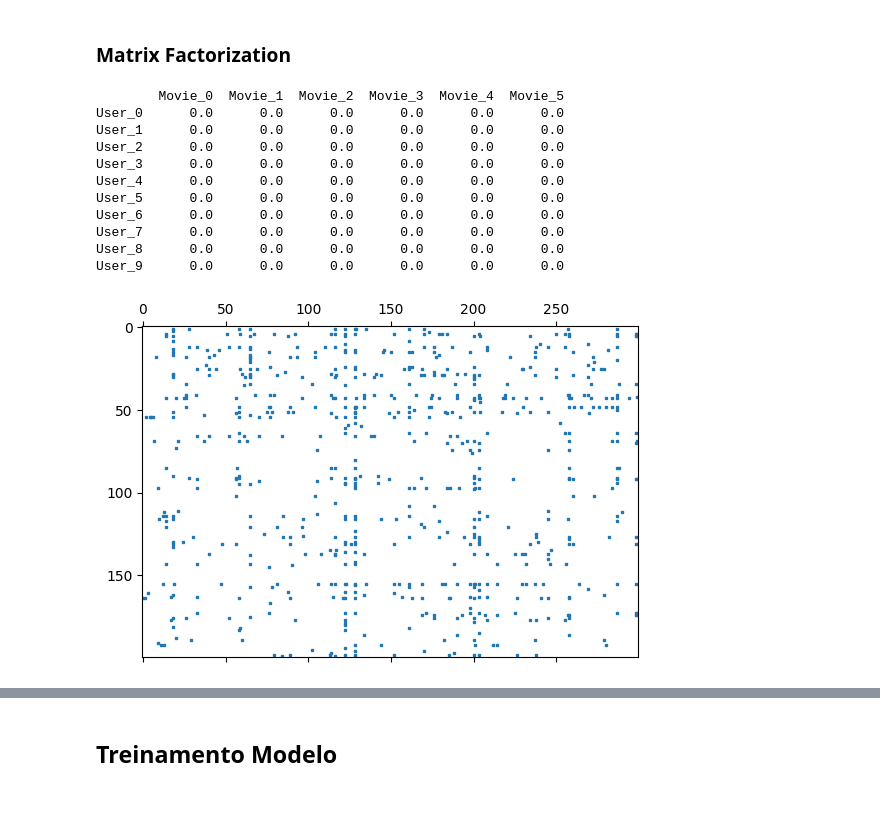
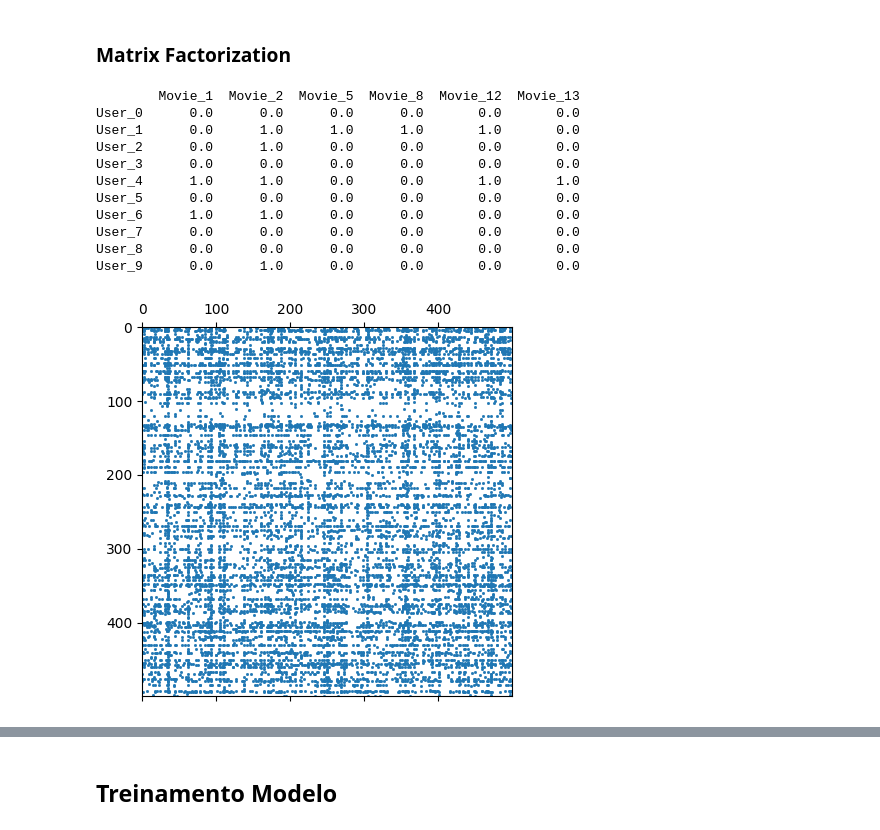
Before and after one commit to MarcosABP/CRS-LLM, a Jupyter notebook: exploration/rec.ipynb, the cells around one changed output, grey strips where cells are left out. Cells and saved outputs as stored; diff of their text form; code cells hidden in the pictures; blank space fills up the shorter version.

Commit message:
Diversos Ajustes Dataset/Matriz + EASE v1

```diff
--- a/exploration/rec.ipynb
+++ b/exploration/rec.ipynb
@@ -544,0 +617,18 @@ user_item_test = pd.read_csv("../data/user_item_test.csv", sep = ';')
+# %%
+# 1 — contar interações
+movie_counts = df_train['movieId'].value_counts()
+
+# 2 — selecionar os filmes "populares" (≥ 5 interações)
+popular_movies = movie_counts[movie_counts >= 10].index.tolist()
+
+# 3 — filtrar df_train
+df_train_filtered = df_train[df_train['movieId'].isin(popular_movies)].copy()
+df_test_filtered = df_test[df_test['movieId'].isin(popular_movies)].copy()
+
+
+
+print(df_train_filtered.head())
+print(df_train_filtered.shape)
+
+print(df_test_filtered.head())
+print(df_test_filtered.shape)
@@ -625,7 +773,7 @@ def split_train_validation(user_item_matrix, validation_ratio=0.2, seed=42):
 
 np.random.seed(42)
 
-all_data = pd.concat([user_item_train, user_item_test]) # Concatena train + test para garantir que todos os IDs estejam mapeados
+all_data = pd.concat([df_train_filtered, df_test_filtered]) # Concatena train + test para garantir que todos os IDs estejam mapeados
 
 # user_mapper = {u: i for i, u in enumerate(all_data['userId'].unique())}
 # movie_mapper = {m: i for i, m in enumerate(all_data['movieId'].unique())}
@@ -641,8 +789,12 @@ n_movies = len(movie_mapper)
 
 
 
-train_matrix = create_sparse_matrix(user_item_train, user_mapper, movie_mapper, (n_users, n_movies))
-test_matrix = create_sparse_matrix(user_item_test, user_mapper, movie_mapper, (n_users, n_movies))
+train_user_item_sparse = create_sparse_matrix(df_train_filtered, user_mapper, movie_mapper, (n_users, n_movies))
+test_user_item_sparse = create_sparse_matrix(df_test_filtered, user_mapper, movie_mapper, (n_users, n_movies))
+
+
+train_item_user_sparse = train_user_item_sparse.T.tocsr()
+test_item_user_sparse  = test_user_item_sparse.T.tocsr()
 
 #Divide treino em treino/validação
 #train_final_matrix, val_matrix = split_train_validation(train_matrix, validation_ratio=0.2, seed=42)
@@ -653,38 +805,44 @@ test_matrix = create_sparse_matrix(user_item_test, user_mapper, movie_mapper, (n
 ## Estrutura Final
 # Dados Originais
 #     ↓
-# ├── user_item_train (80%)
+# ├── train_user_item_sparse (80%)
 # │   ├── train_final_matrix (64% do total)  ← Treina modelo aqui
 # │   └── val_matrix (16% do total)          ← Ajusta hiperparâmetros aqui
 # │
-# └── user_item_test (20%)
+# └── test_user_item_sparse (20%)
 #     └── test_matrix (20% do total)         ← Avaliação final aqui
 # %%
-import pandas as pd
+nonzero_cols = train_user_item_sparse[:10].nonzero()[1]
+unique_cols = np.unique(nonzero_cols)
 
-# Limitar apenas aos primeiros 10 usuários e 10 filmes
-small_matrix = train_matrix[:10, :6].toarray()
+# pegar apenas os 6 primeiros filmes relevantes
+selected_cols = unique_cols[:6]
 
-# Converter para DataFrame só para visualizar melhor
-df_view = pd.DataFrame(small_matrix, columns=[f"Movie_{i}" for i in range(6)])
-df_view.index = [f"User_{i}" for i in range(10)]
+# recorte da matriz
+small_matrix = train_user_item_sparse[:10, selected_cols].toarray()
+
+df_view = pd.DataFrame(
+    small_matrix,
+    columns=[f"Movie_{c}" for c in selected_cols],
+    index=[f"User_{i}" for i in range(10)]
+)
 
 print(df_view)
 # %% [output]
-        Movie_0  Movie_1  Movie_2  Movie_3  Movie_4  Movie_5
-User_0      0.0      0.0      0.0      0.0      0.0      0.0
-User_1      0.0      0.0      0.0      0.0      0.0      0.0
-User_2      0.0      0.0      0.0      0.0      0.0      0.0
-User_3      0.0      0.0      0.0      0.0      0.0      0.0
-User_4      0.0      0.0      0.0      0.0      0.0      0.0
-User_5      0.0      0.0      0.0      0.0      0.0      0.0
-User_6      0.0      0.0      0.0      0.0      0.0      0.0
-User_7      0.0      0.0      0.0      0.0      0.0      0.0
-User_8      0.0      0.0      0.0      0.0      0.0      0.0
-User_9      0.0      0.0      0.0      0.0      0.0      0.0
+        Movie_1  Movie_2  Movie_5  Movie_8  Movie_12  Movie_13
+User_0      0.0      0.0      0.0      0.0       0.0       0.0
+User_1      0.0      1.0      1.0      1.0       1.0       0.0
+User_2      0.0      1.0      0.0      0.0       0.0       0.0
+User_3      0.0      0.0      0.0      0.0       0.0       0.0
+User_4      1.0      1.0      0.0      0.0       1.0       1.0
+User_5      0.0      0.0      0.0      0.0       0.0       0.0
+User_6      1.0      1.0      0.0      0.0       0.0       0.0
+User_7      0.0      0.0      0.0      0.0       0.0       0.0
+User_8      0.0      0.0      0.0      0.0       0.0       0.0
+User_9      0.0      1.0      0.0      0.0       0.0       0.0
 # %%
 import matplotlib.pyplot as plt
-plt.spy(train_matrix[:200, :300], markersize=2)
+plt.spy(train_user_item_sparse[:500, :500], markersize=1)
 plt.show()
 # %% [output]
-[figure, old version]
+[figure, new version]
```
Also changed, not shown: parts of 29 cells of this notebook.
